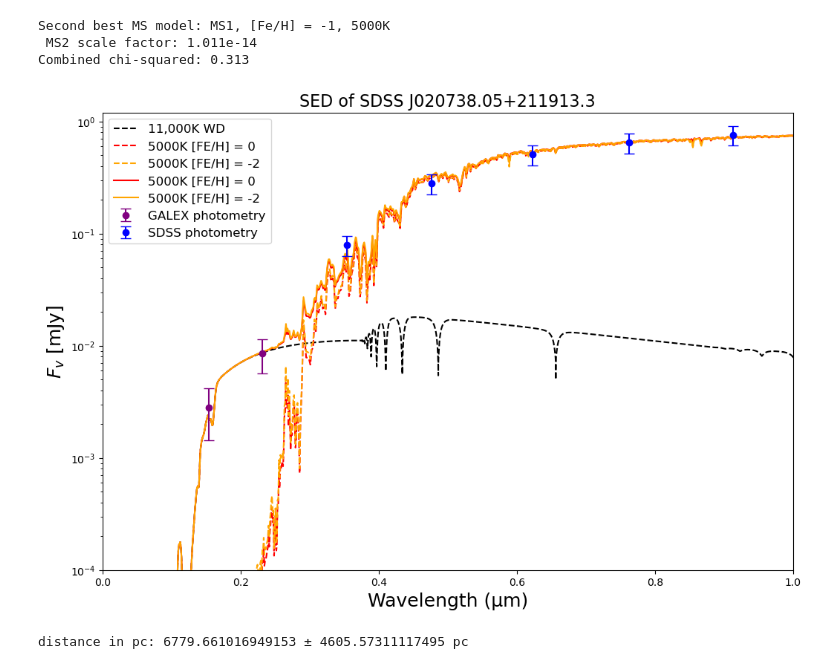
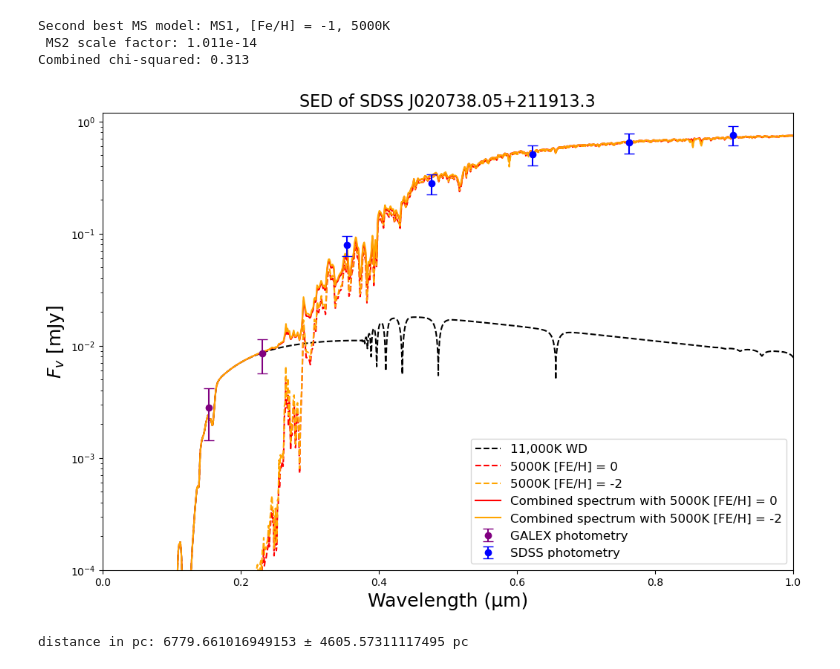
Before and after one commit to amberxbarlow/MSci_project, a Jupyter notebook: MSci Project.ipynb, the cells around one changed output. Saved outputs shown, nothing was run; the diff lists cells and outputs as text; code cells hidden in the pictures.

```diff
--- a/MSci Project.ipynb
+++ b/MSci Project.ipynb
@@ -1449,44 +1449,44 @@ plt.plot(
 plt.plot(
     wd_wavelength_um, combined_feh0_flux,
     color='red', linewidth=1.5, linestyle='solid',
-    label='5000K [FE/H] = 0'
+    label='Combined spectrum with 5000K [FE/H] = 0'
 )
 
 plt.plot(
     wd_wavelength_um, combined_feh2_flux,
     color='orange', linewidth=1.5, linestyle='solid',
-    label='5000K [FE/H] = -2'
+    label='Combined spectrum with 5000K [FE/H] = -2'
 )
 
 
 plt.errorbar(
     wavelength_um_galex,
     observed_fluxes_galex,
     yerr=observed_fluxes_galex_e,
     fmt='o', color='purple',
     capsize=5, elinewidth=1.5,
     label='GALEX photometry'
 )
 
 plt.errorbar(
     wavelength_um_sdss_full,
     observed_fluxes_sdss,
     yerr=observed_fluxes_sdss_e,
     fmt='o', color='blue',
     capsize=5, elinewidth=1.5,
     label='SDSS photometry'
 )
 
 plt.yscale('log')
 plt.xlim(0, 1.0)
 plt.ylim(1e-4, 1.2)
 plt.xlabel('Wavelength (µm)', fontsize=18)
 plt.ylabel('${F_v}$ [mJy]', fontsize=18)
 plt.legend(fontsize=12)
 plt.title('SED of SDSS J020738.05+211913.3', fontsize=16)
 plt.show()
 # %% [output]
-[figure, old version]
+[figure, new version]
 # %%
 galex_parallax = '/Users/amberbarlow/Downloads/gaiadistances.fits'
 galex_parallax_table = Table.read(galex_parallax)
```
Also changed, not shown: parts of 6 cells of this notebook.
